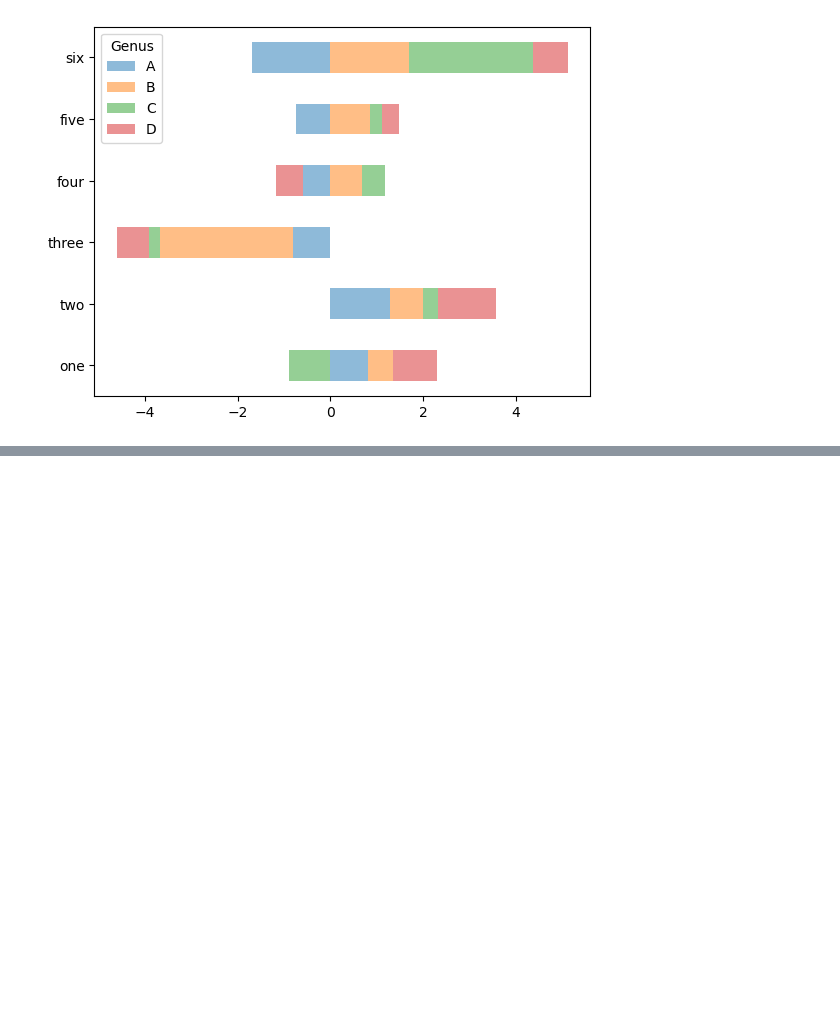
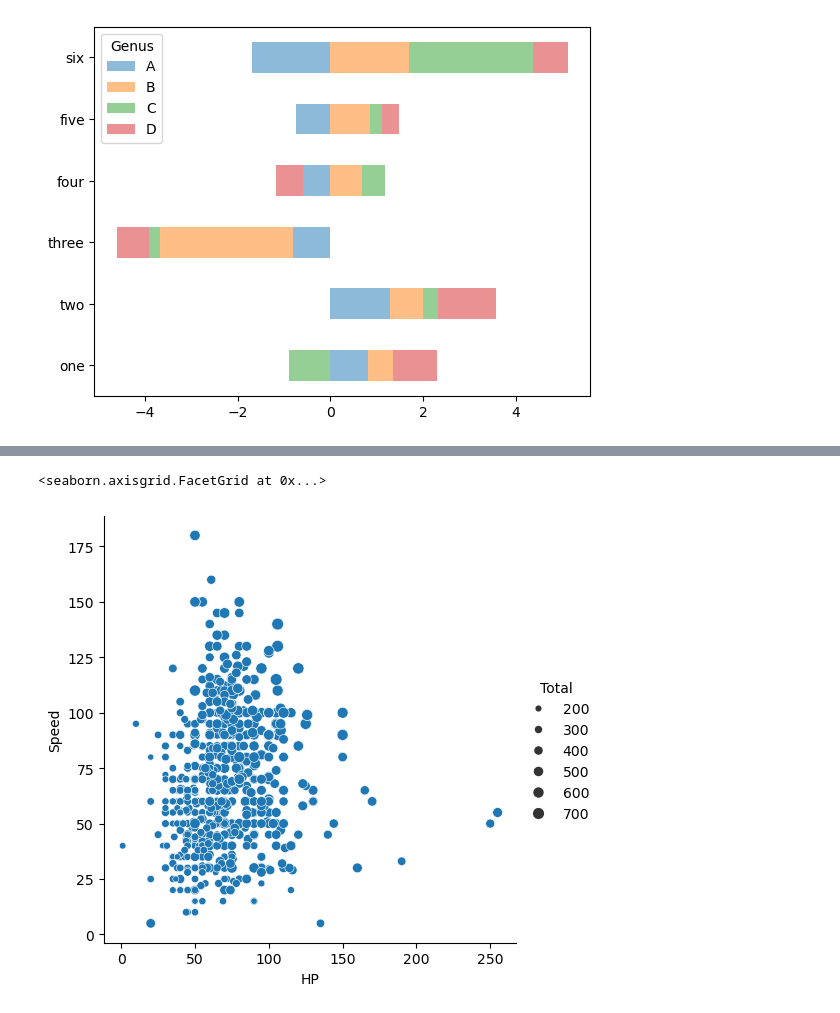
Before and after one commit to arabaey5569/learnbay, a Jupyter notebook: Git & GitHub.ipynb, the cells around one changed output, grey strips where cells are left out. Saved outputs shown, nothing was run; the diff lists cells and outputs as text; code cells hidden in the pictures; blank space fills up the shorter version.

```diff
--- a/Git & GitHub.ipynb
+++ b/Git & GitHub.ipynb
@@ -265,0 +295,5 @@ df.plot.barh(stacked=True,alpha=0.5)
+# %%
+sns.relplot(x='HP', y='Speed', size='Total', data=pok_data)
+# %% [output]
+<seaborn.axisgrid.FacetGrid at 0x...>
+[figure, added]
```
Also changed, not shown: parts of 72 cells of this notebook, 1 other file.
